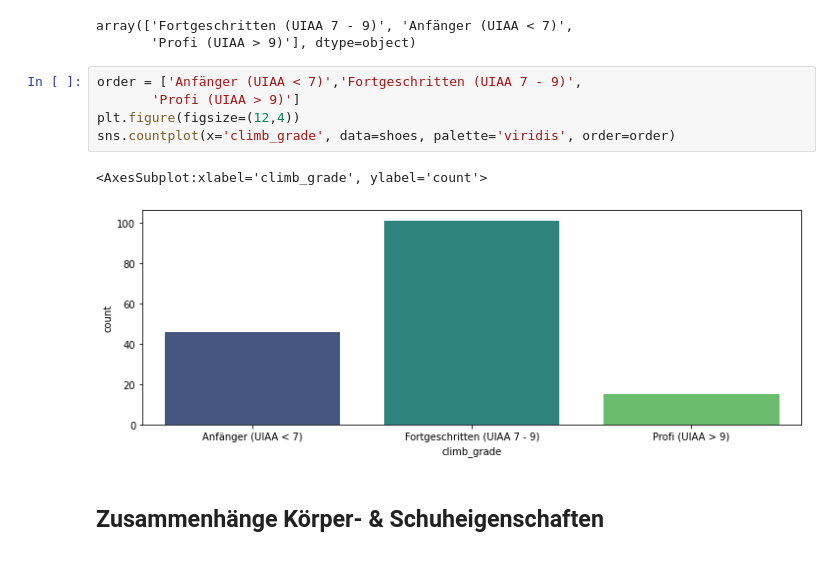
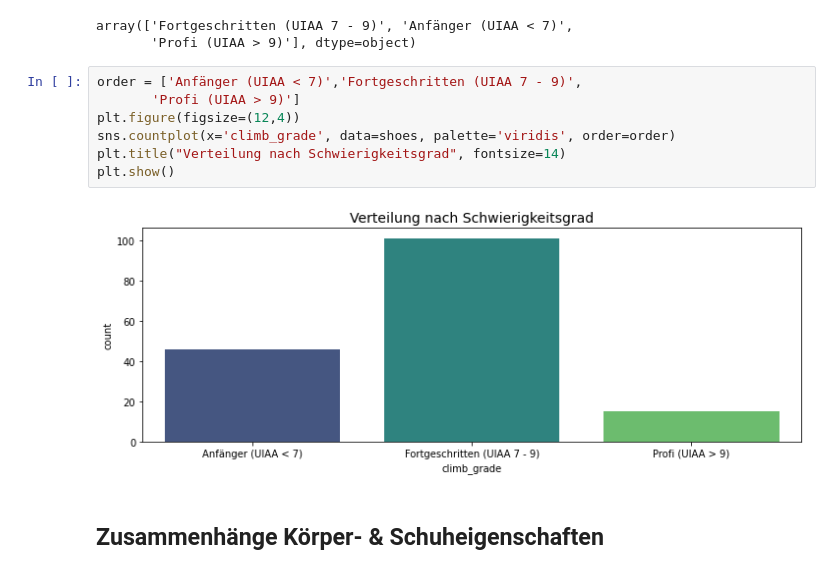
Before and after one commit to chalkiswhite/climbing-shoe-recommender, a Jupyter notebook: shoemodel_classification.ipynb, the cells around one changed output. Saved outputs shown, nothing was run; the diff lists cells and outputs as text.

```diff
--- a/shoemodel_classification.ipynb
+++ b/shoemodel_classification.ipynb
@@ -241,11 +233,12 @@ array(['Fortgeschritten (UIAA 7 - 9)', 'Anfänger (UIAA < 7)',
 # %%
 order = ['Anfänger (UIAA < 7)','Fortgeschritten (UIAA 7 - 9)',
        'Profi (UIAA > 9)']
 plt.figure(figsize=(12,4))
 sns.countplot(x='climb_grade', data=shoes, palette='viridis', order=order)
+plt.title("Verteilung nach Schwierigkeitsgrad", fontsize=14)
+plt.show()
 # %% [output]
-<AxesSubplot:xlabel='climb_grade', ylabel='count'>
-[figure, old version]
+[figure, new version]
 # %% [markdown]
 ## Zusammenhänge Körper- & Schuheigenschaften
 # %%
```
Also changed, not shown: parts of 65 cells of this notebook.
